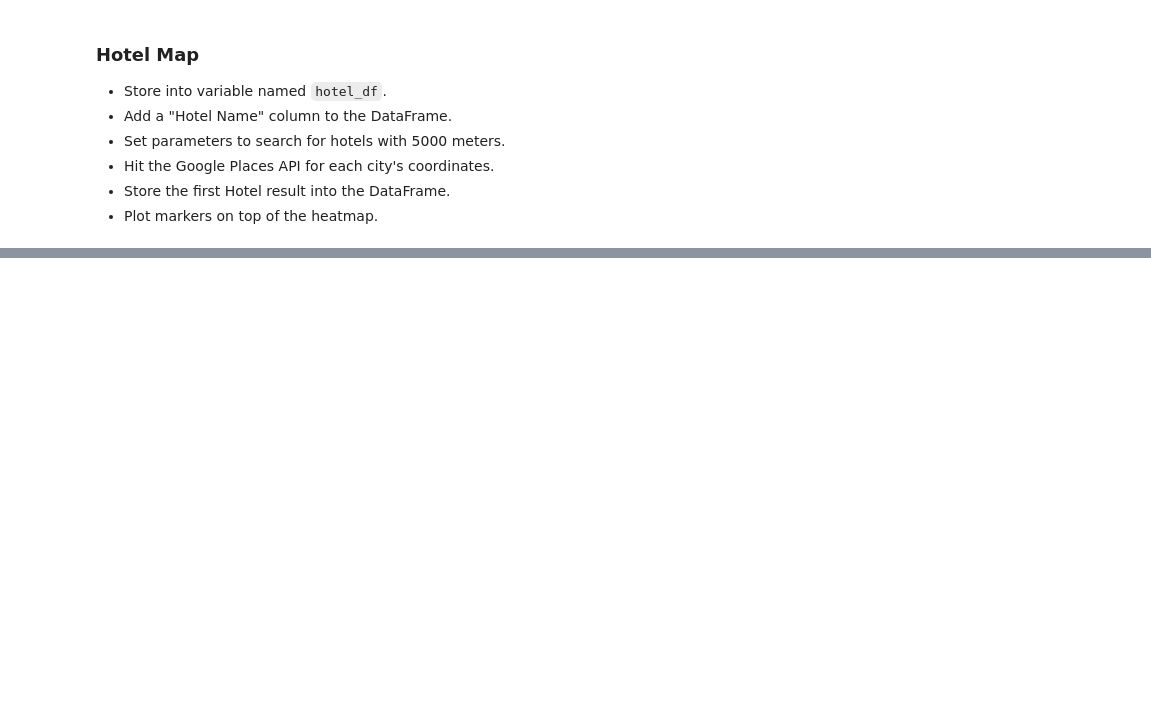
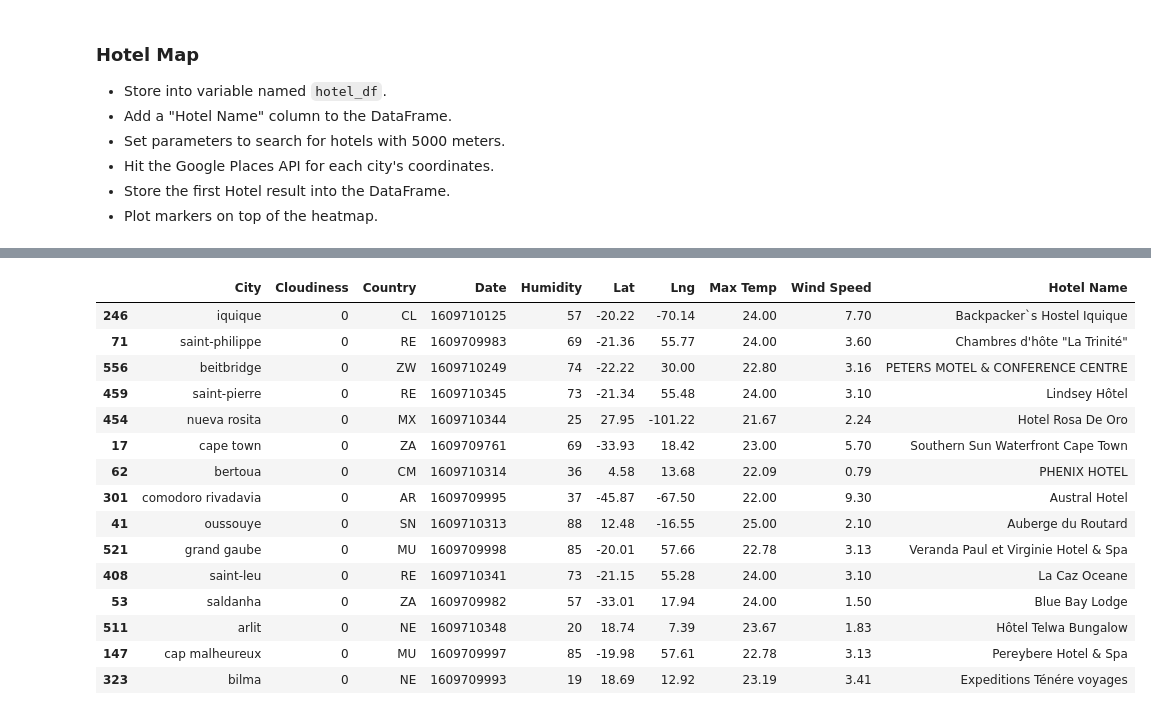
Before and after one commit to MLozano88/python-api-challenge, a Jupyter notebook: VacationPy/VacationPy.ipynb, the cells around one changed output, grey strips where cells are left out. Drawn from its saved outputs; the diff is of its cells as text; code cells hidden in the pictures; blank space fills up the shorter version.

Commit message:
hotel information to add to the heat map

```diff
--- a/VacationPy/VacationPy.ipynb
+++ b/VacationPy/VacationPy.ipynb
@@ -114,3 +114,40 @@ ideal_conditions_df.sample(20)
 * Hit the Google Places API for each city's coordinates.
 * Store the first Hotel result into the DataFrame.
 * Plot markers on top of the heatmap.
+# %%
+hotel_df = ideal_conditions_df
+
+hotel_df['Hotel Name'] = ''
+
+# params dictionary to update each iteration
+params = {
+    "radius": 5000,
+    "types": "lodging",
+    "key": g_key
+}
+
+
+for index, hotel in hotel_df.iterrows():
+    Lat = hotel["Lat"]
+    Lng = hotel["Lng"]
+
+    # change location each iteration while leaving original params in place
+    params["location"] = (f"{Lat},{Lng}")
+
+    url = "https://maps.googleapis.com/maps/api/place/nearbysearch/json"
+
+    # assemble url and make API request
+    response = requests.get(url, params=params).json()
+
+    # extract results
+    closest_hotel = response['results']
+
+    try:
+        print(f"Results for {index}: {hotel['City']}.")
+        print(f"Closest hotel is {closest_hotel[0]['name']}.")
+        hotel_df.loc[index, 'Hotel Name'] = closest_hotel[0]['name']
+
+    except (KeyError, IndexError):
+        print("Missing field/result... skipping.")
+
+    print("------------")
@@ -117,3 +172,23 @@ ideal_conditions_df.sample(20)
+# %%
+#Updated with 'Hotel Name' column
+hotel_df.sample(15)
+# %% [output]
+|  | City | Cloudiness | Country | Date | Humidity | Lat | Lng | Max Temp | Wind Speed | Hotel Name |
+| 246 | iquique | 0 | CL | 1609710125 | 57 | -20.22 | -70.14 | 24.00 | 7.70 | Backpacker`s Hostel Iquique |
+| 71 | saint-philippe | 0 | RE | 1609709983 | 69 | -21.36 | 55.77 | 24.00 | 3.60 | Chambres d'hôte "La Trinité" |
+| 556 | beitbridge | 0 | ZW | 1609710249 | 74 | -22.22 | 30.00 | 22.80 | 3.16 | PETERS MOTEL & CONFERENCE CENTRE |
+| 459 | saint-pierre | 0 | RE | 1609710345 | 73 | -21.34 | 55.48 | 24.00 | 3.10 | Lindsey Hôtel |
+| 454 | nueva rosita | 0 | MX | 1609710344 | 25 | 27.95 | -101.22 | 21.67 | 2.24 | Hotel Rosa De Oro |
+| 17 | cape town | 0 | ZA | 1609709761 | 69 | -33.93 | 18.42 | 23.00 | 5.70 | Southern Sun Waterfront Cape Town |
+| 62 | bertoua | 0 | CM | 1609710314 | 36 | 4.58 | 13.68 | 22.09 | 0.79 | PHENIX HOTEL |
+| 301 | comodoro rivadavia | 0 | AR | 1609709995 | 37 | -45.87 | -67.50 | 22.00 | 9.30 | Austral Hotel |
+| 41 | oussouye | 0 | SN | 1609710313 | 88 | 12.48 | -16.55 | 25.00 | 2.10 | Auberge du Routard |
+| 521 | grand gaube | 0 | MU | 1609709998 | 85 | -20.01 | 57.66 | 22.78 | 3.13 | Veranda Paul et Virginie Hotel & Spa |
+| 408 | saint-leu | 0 | RE | 1609710341 | 73 | -21.15 | 55.28 | 24.00 | 3.10 | La Caz Oceane |
+| 53 | saldanha | 0 | ZA | 1609709982 | 57 | -33.01 | 17.94 | 24.00 | 1.50 | Blue Bay Lodge |
+| 511 | arlit | 0 | NE | 1609710348 | 20 | 18.74 | 7.39 | 23.67 | 1.83 | Hôtel Telwa Bungalow |
+| 147 | cap malheureux | 0 | MU | 1609709997 | 85 | -19.98 | 57.61 | 22.78 | 3.13 | Pereybere Hotel & Spa |
+| 323 | bilma | 0 | NE | 1609709993 | 19 | 18.69 | 12.92 | 23.19 | 3.41 | Expeditions Ténére voyages |
 # %%
 # NOTE: Do not change any of the code in this cell
 
```
Also changed, not shown: parts of 2 cells of this notebook.
